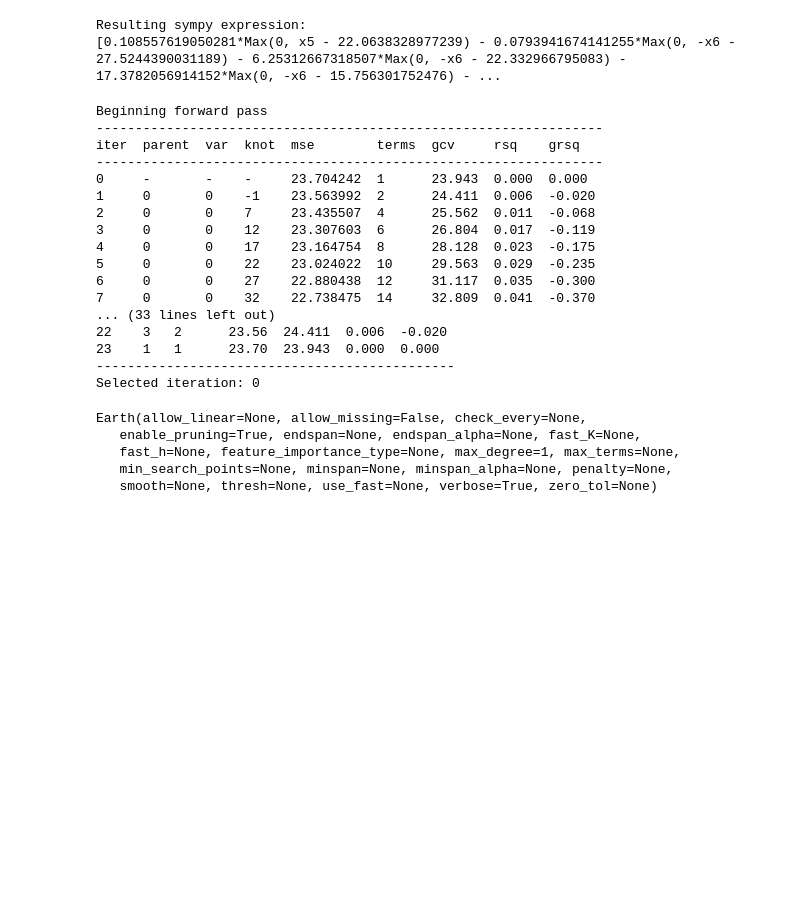
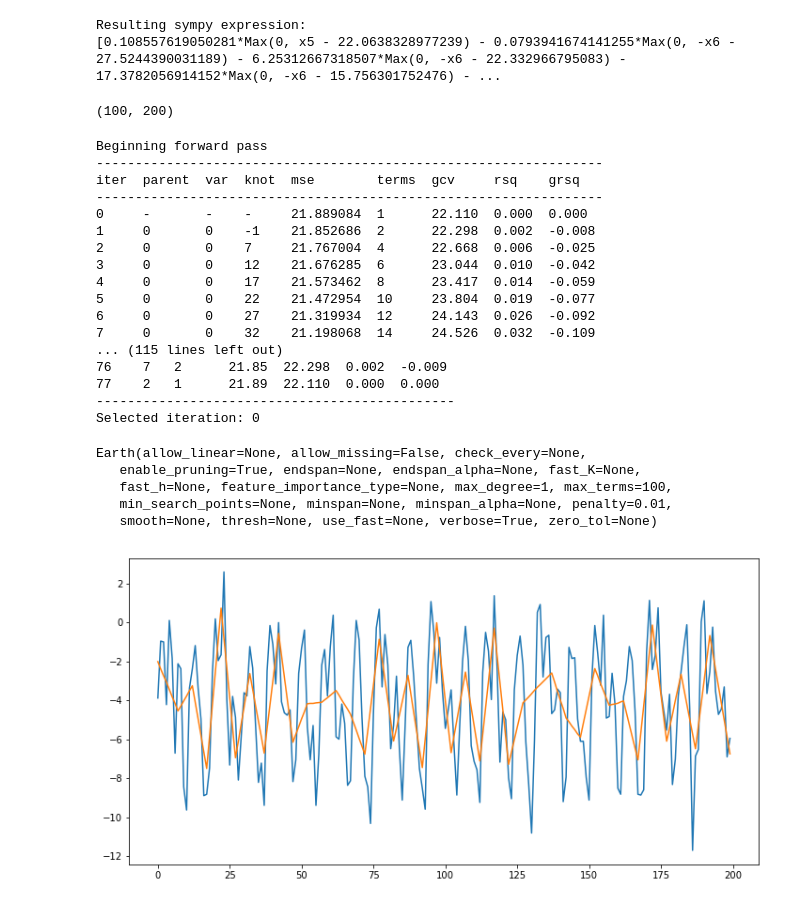
Before and after one commit to Ilyas979/2017-Isachenko-MetaModels, a Jupyter notebook: code/MARS.ipynb, the cells around one changed output. Drawn from its saved outputs; the diff is of its cells as text; code cells hidden in the pictures; blank space fills up the shorter version.

```diff
--- a/code/MARS.ipynb
+++ b/code/MARS.ipynb
@@ -310,11 +310,15 @@ df = pd.DataFrame(df)
 n_objects = df.shape[0]
 df.rename(columns={0: 'Activity'}, inplace=True)
 # %%
-subdf = df.loc[np.random.choice(n_objects, n_objects, replace=False), :]
+subdf = df.iloc[np.random.choice(n_objects, 100, replace=False), :]
 y = subdf['Activity'].values
 X = subdf.drop(['Activity'], axis=1).values
+# %%
+X.shape
+# %% [output]
+(100, 200)
 # %%
-model = Earth(max_degree=1)
+model = Earth(max_degree=1, verbose=True, max_terms=100, penalty=0.01)
 t = np.arange(0, 200)[:, np.newaxis]
 model.fit(t, X.T)
 # %% [output]
@@ -322,22 +326,31 @@ Beginning forward pass
 -----------------------------------------------------------------
 iter  parent  var  knot  mse        terms  gcv     rsq    grsq
 -----------------------------------------------------------------
-0     -       -    -     23.704242  1      23.943  0.000  0.000
-1     0       0    -1    23.563992  2      24.411  0.006  -0.020
-2     0       0    7     23.435507  4      25.562  0.011  -0.068
-3     0       0    12    23.307603  6      26.804  0.017  -0.119
-4     0       0    17    23.164754  8      28.128  0.023  -0.175
-5     0       0    22    23.024022  10     29.563  0.029  -0.235
-6     0       0    27    22.880438  12     31.117  0.035  -0.300
-7     0       0    32    22.738475  14     32.809  0.041  -0.370
-... (33 lines left out)
-22    3   2      23.56  24.411  0.006  -0.020
-23    1   1      23.70  23.943  0.000  0.000
+0     -       -    -     21.889084  1      22.110  0.000  0.000
+1     0       0    -1    21.852686  2      22.298  0.002  -0.008
+2     0       0    7     21.767004  4      22.668  0.006  -0.025
+3     0       0    12    21.676285  6      23.044  0.010  -0.042
+4     0       0    17    21.573462  8      23.417  0.014  -0.059
+5     0       0    22    21.472954  10     23.804  0.019  -0.077
+6     0       0    27    21.319934  12     24.143  0.026  -0.092
+7     0       0    32    21.198068  14     24.526  0.032  -0.109
+... (115 lines left out)
+76    7   2      21.85  22.298  0.002  -0.009
+77    2   1      21.89  22.110  0.000  0.000
 ----------------------------------------------
 Selected iteration: 0
 Earth(allow_linear=None, allow_missing=False, check_every=None,
    enable_pruning=True, endspan=None, endspan_alpha=None, fast_K=None,
-   fast_h=None, feature_importance_type=None, max_degree=1, max_terms=None,
-   min_search_points=None, minspan=None, minspan_alpha=None, penalty=None,
+   fast_h=None, feature_importance_type=None, max_degree=1, max_terms=100,
+   min_search_points=None, minspan=None, minspan_alpha=None, penalty=0.01,
    smooth=None, thresh=None, use_fast=None, verbose=True, zero_tol=None)
+# %%
+i = 30
+x_hat = model.predict(t)[:, i]
+plt.figure(figsize=(12, 6))
+plt.plot(X[i, :])
+plt.plot(x_hat)
+plt.show()
+# %% [output]
+[figure, added]
 # %%
```
Also changed, not shown: parts of 2 cells of this notebook.
